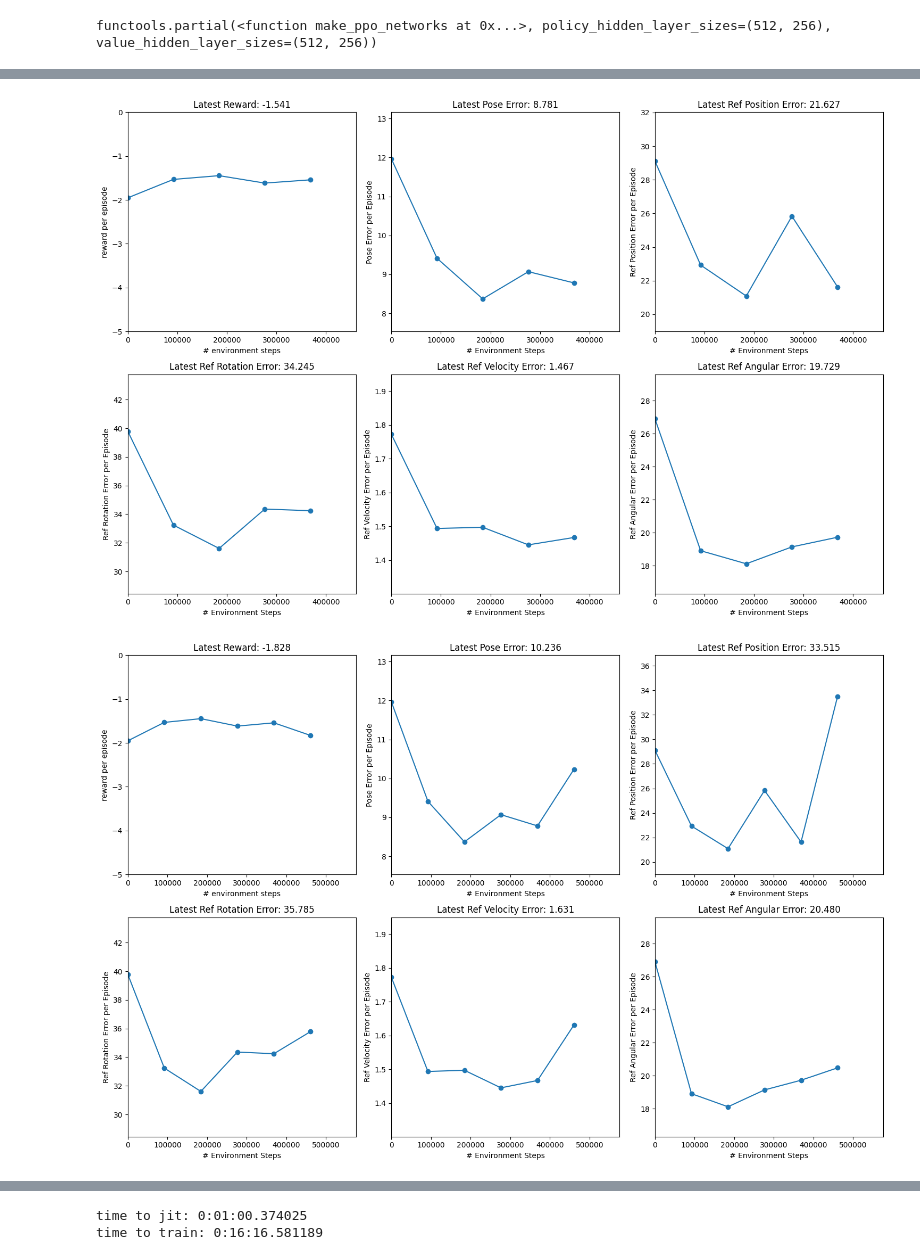
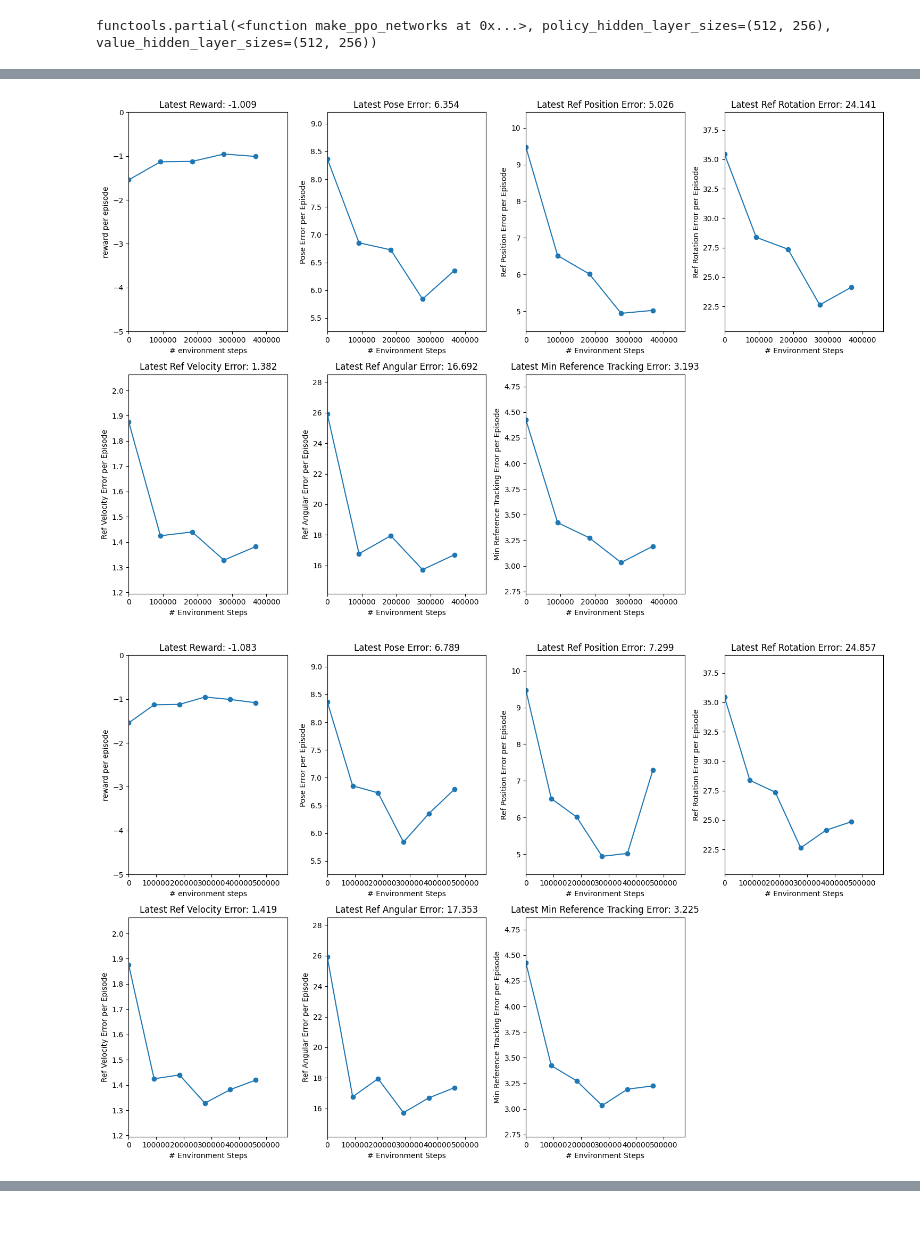
Before and after one commit to Galleta12/Physics-Based-RL, a Jupyter notebook: ppo_test1.ipynb, the cells around one changed output, grey strips where cells are left out. Drawn from its saved outputs; the diff is of its cells as text; code cells hidden in the pictures; blank space fills up the shorter version.

```diff
--- a/ppo_test1.ipynb
+++ b/ppo_test1.ipynb
@@ -170,6 +178,7 @@ y_ref_position = []  # to store reference position error
 y_ref_rotation = []  # to store reference rotation error
 y_ref_velocity = []  # to store reference velocity error
 y_ref_angular = []  # to store reference angular error
+y_min_reference_tracking = []  # to store min reference tracking error
 times = [datetime.now()]
 max_y_rewards, min_y_rewards = 0, -5
 
@@ -184,11 +193,12 @@ def progress(num_steps, metrics):
     y_ref_rotation.append(metrics['eval/episode_reference_rotation'])
     y_ref_velocity.append(metrics['eval/episode_reference_velocity'])
     y_ref_angular.append(metrics['eval/episode_reference_angular'])
+    y_min_reference_tracking.append(metrics['eval/episode_min_reference_tracking'])  # capture min reference tracking error
 
     plt.figure(figsize=(15, 10))
 
     # Plot reward per episode
-    plt.subplot(2, 3, 1)
+    plt.subplot(2, 4, 1)
     plt.xlim([0, num_steps * 1.25])
     plt.ylim([min_y_rewards, max_y_rewards])
     plt.xlabel('# environment steps')
@@ -197,7 +207,7 @@ def progress(num_steps, metrics):
     plt.plot(x_data, y_data, '-o')
 
     # Plot pose error per episode
-    plt.subplot(2, 3, 2)
+    plt.subplot(2, 4, 2)
     plt.xlim([0, num_steps * 1.25])
     plt.ylim([min(y_pose_error) * 0.9, max(y_pose_error) * 1.1])
     plt.xlabel('# Environment Steps')
@@ -206,7 +216,7 @@ def progress(num_steps, metrics):
     plt.plot(x_data, y_pose_error, '-o')
 
     # Plot reference position error per episode
-    plt.subplot(2, 3, 3)
+    plt.subplot(2, 4, 3)
     plt.xlim([0, num_steps * 1.25])
     plt.ylim([min(y_ref_position) * 0.9, max(y_ref_position) * 1.1])
     plt.xlabel('# Environment Steps')
@@ -215,7 +225,7 @@ def progress(num_steps, metrics):
     plt.plot(x_data, y_ref_position, '-o')
 
     # Plot reference rotation error per episode
-    plt.subplot(2, 3, 4)
+    plt.subplot(2, 4, 4)
     plt.xlim([0, num_steps * 1.25])
     plt.ylim([min(y_ref_rotation) * 0.9, max(y_ref_rotation) * 1.1])
     plt.xlabel('# Environment Steps')
@@ -224,7 +234,7 @@ def progress(num_steps, metrics):
     plt.plot(x_data, y_ref_rotation, '-o')
 
     # Plot reference velocity error per episode
-    plt.subplot(2, 3, 5)
+    plt.subplot(2, 4, 5)
     plt.xlim([0, num_steps * 1.25])
     plt.ylim([min(y_ref_velocity) * 0.9, max(y_ref_velocity) * 1.1])
     plt.xlabel('# Environment Steps')
@@ -233,7 +243,7 @@ def progress(num_steps, metrics):
     plt.plot(x_data, y_ref_velocity, '-o')
 
     # Plot reference angular error per episode
-    plt.subplot(2, 3, 6)
+    plt.subplot(2, 4, 6)
     plt.xlim([0, num_steps * 1.25])
     plt.ylim([min(y_ref_angular) * 0.9, max(y_ref_angular) * 1.1])
     plt.xlabel('# Environment Steps')
@@ -241,11 +251,20 @@ def progress(num_steps, metrics):
     plt.title(f'Latest Ref Angular Error: {y_ref_angular[-1]:.3f}')
     plt.plot(x_data, y_ref_angular, '-o')
 
+    # Plot min reference tracking error per episode
+    plt.subplot(2, 4, 7)
+    plt.xlim([0, num_steps * 1.25])
+    plt.ylim([min(y_min_reference_tracking) * 0.9, max(y_min_reference_tracking) * 1.1])
+    plt.xlabel('# Environment Steps')
+    plt.ylabel('Min Reference Tracking Error per Episode')
+    plt.title(f'Latest Min Reference Tracking Error: {y_min_reference_tracking[-1]:.3f}')
+    plt.plot(x_data, y_min_reference_tracking, '-o')
+
     plt.tight_layout()
     plt.show()
 
 
-make_inference_fn, params, _= train_fn(environment=env,
+make_inference_fn, params, _= train_fn(environment=env_eval,
                                        progress_fn=progress,
                                        eval_env=env_eval)
 
@@ -259,2 +278,2 @@ print(f'time to train: {times[-1] - times[1]}')
-[figure, old version]
+[figure, new version]
-[figure, old version]
+[figure, new version]
@@ -265,5 +280,3 @@ print(f'time to train: {times[-1] - times[1]}')
-time to jit: 0:01:00.374025
-time to train: 0:16:16.581189
 # %%
 import os
 
```
Also changed, not shown: parts of 7 cells of this notebook, 24 other files.
